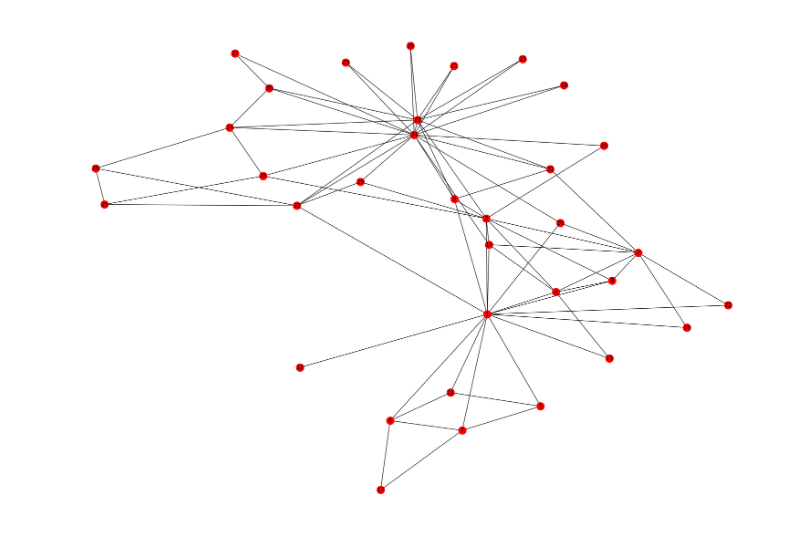
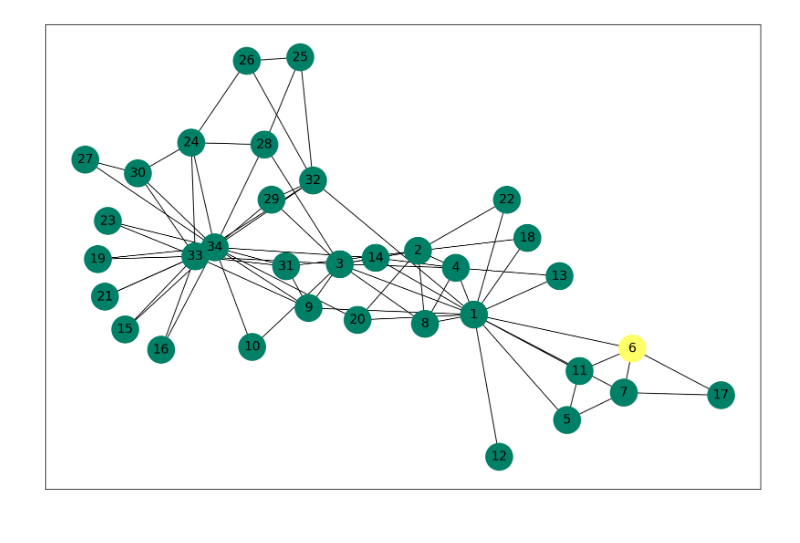
Before and after one commit to Snikanes/trans-clustering, a Jupyter notebook: visualize/Untitled.ipynb, the cells around one changed output. Saved outputs shown, nothing was run; the diff lists cells and outputs as text; code cells hidden in the pictures.

```diff
--- a/visualize/Untitled.ipynb
+++ b/visualize/Untitled.ipynb
@@ -10,5 +9,0 @@ zachary = pd.read_csv("out.ucidata-zachary", sep=" ")
-# %%
-def draw_subgraph(G):
-    plt.figure(figsize=(20,14))
-    nx.draw(G, pos=nx.spring_layout(G), with_labels=True, cmap=plt.get_cmap('coolwarm'), node_size=250, width=1)
-    return plt
@@ -15,7 +25,17 @@ def draw_subgraph(G):
+# %%
+def draw_subgraph(G, ax=None, pos=None, save=False, fname=None):
+    colors = list(map(lambda node: 1 if node in [0, 6] else 0, G.nodes))
+    if not ax:
+        fig, ax = plt.subplots(figsize=(15,10))
+        pos=nx.spring_layout(G)
+        ax.xaxis.set_visible(False)
+        ax.yaxis.set_visible(False)
+    nx.draw_networkx(G, pos=pos, ax=ax, with_labels=True, cmap=plt.get_cmap('summer'), node_color=colors, node_size=1000, font_size=15, width=1)
+
+    if save:
+        fig.savefig('img/{}.png'.format(fname), bbox_inches='tight')
 # %%
 zachary_graph = nx.from_pandas_edgelist(zachary, '1', '2')
 # %%
-fig = draw_subgraph(zachary_graph)
-fig.savefig('zachary.png')
+#fig = draw_subgraph(zachary_graph)
+#fig.savefig('zachary.png')
-# %% [output]
-[figure, removed]
@@ -21,0 +55,5 @@ fig.savefig('zachary.png')
+# %%
+#compare_graphs([gamma_graph_high, gamma_graph_low], save=True, fname='gamma_comparison')
+draw_subgraph(zachary_graph, save=True, fname='zachary')
+# %% [output]
+[figure, added]
```
Also changed, not shown: parts of 6 cells of this notebook, 52 other files.
